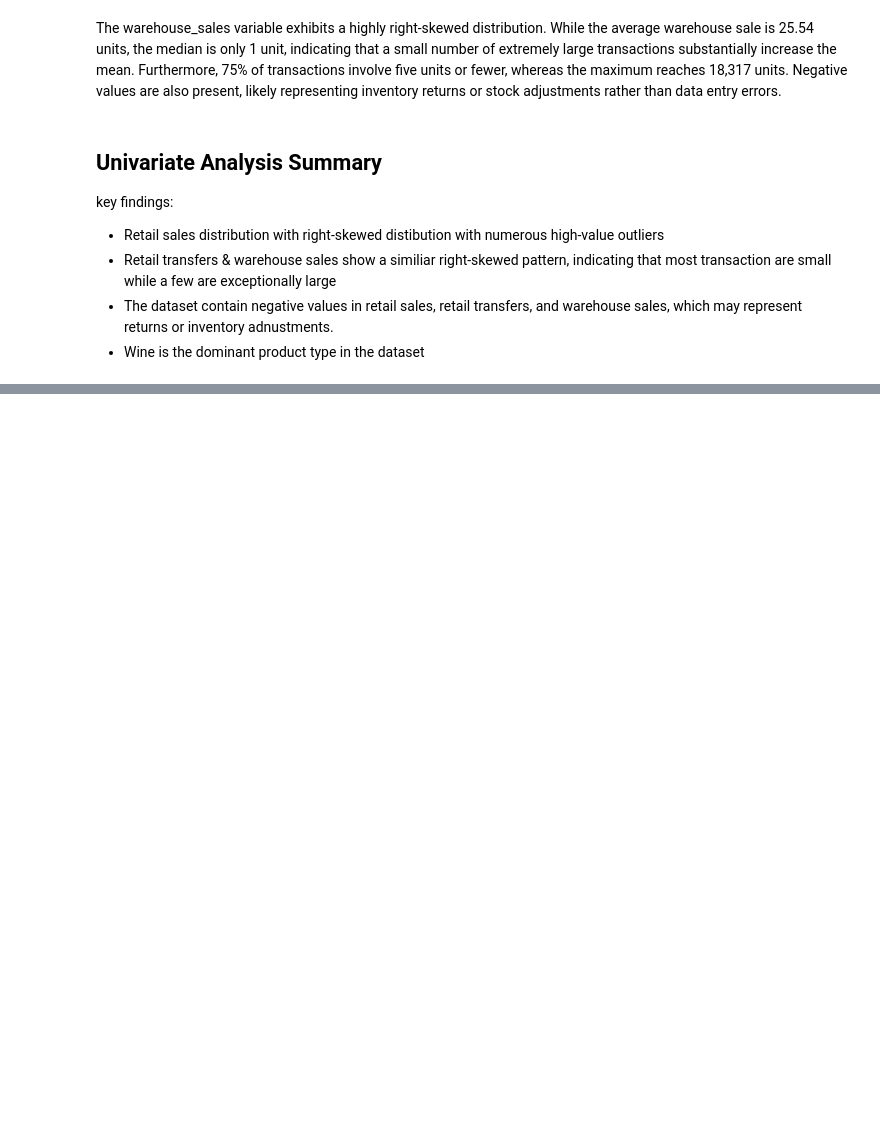
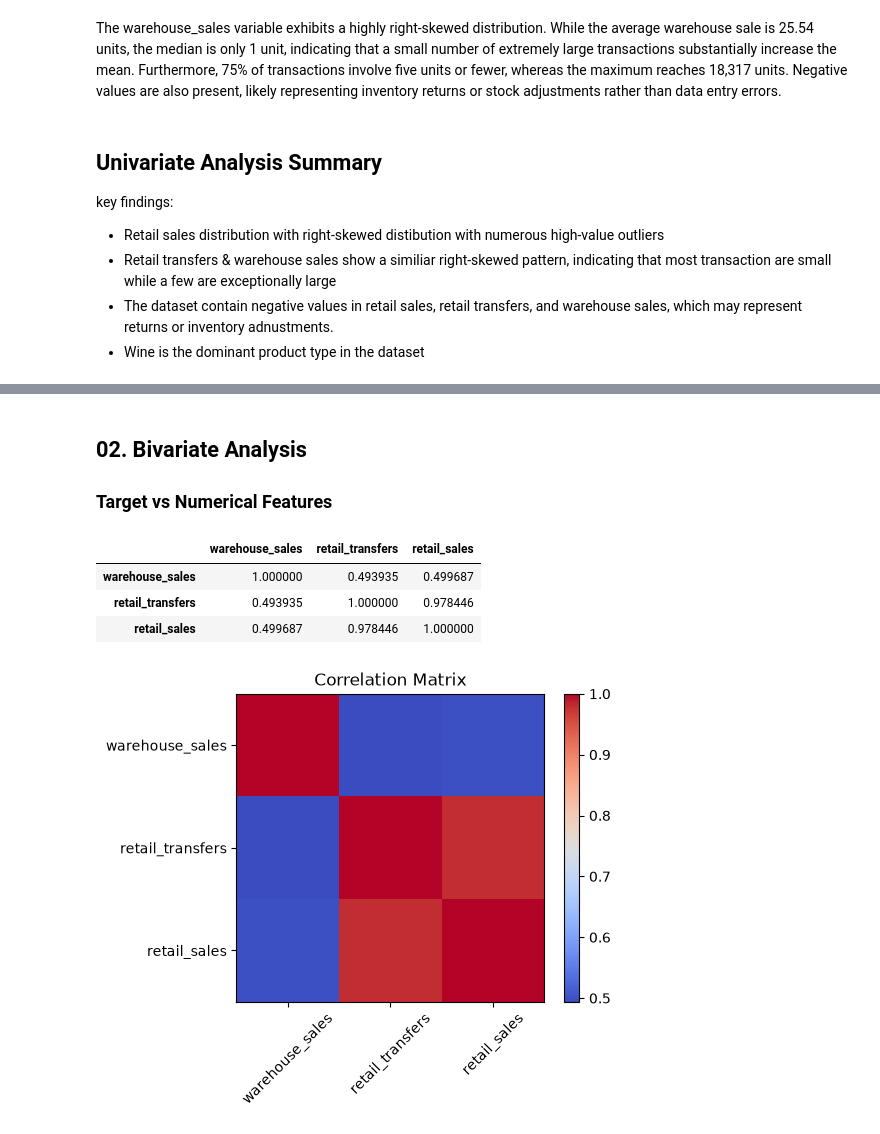
Before and after one commit to Rafsen-cell/retail-sales-prediction, a Jupyter notebook: notebooks/03-EDA.ipynb, the cells around one changed output, grey strips where cells are left out. Drawn from its saved outputs; the diff is of its cells as text; code cells hidden in the pictures; blank space fills up the shorter version.

```diff
--- a/notebooks/03-EDA.ipynb
+++ b/notebooks/03-EDA.ipynb
@@ -287,0 +307,27 @@ key findings:
+# %% [markdown]
+## 02. Bivariate Analysis
+### Target vs Numerical Features
+# %%
+numeric_columns = [
+    "warehouse_sales",
+    "retail_transfers",
+    "retail_sales"
+]
+# %%
+corr = df[numeric_columns].corr()
+corr
+# %% [output]
+|  | warehouse_sales | retail_transfers | retail_sales |
+| warehouse_sales | 1.000000 | 0.493935 | 0.499687 |
+| retail_transfers | 0.493935 | 1.000000 | 0.978446 |
+| retail_sales | 0.499687 | 0.978446 | 1.000000 |
+# %%
+plt.figure(figsize=(5, 4))
+plt.imshow(corr, cmap="coolwarm", interpolation="nearest")
+plt.colorbar()
+plt.title("Correlation Matrix")
+plt.xticks(range(len(corr.columns)), corr.columns, rotation=45)
+plt.yticks(range(len(corr.columns)), corr.columns)
+plt.show()
+# %% [output]
+[figure, added]
```
Also changed, not shown: parts of 18 cells of this notebook, 2 other files.
